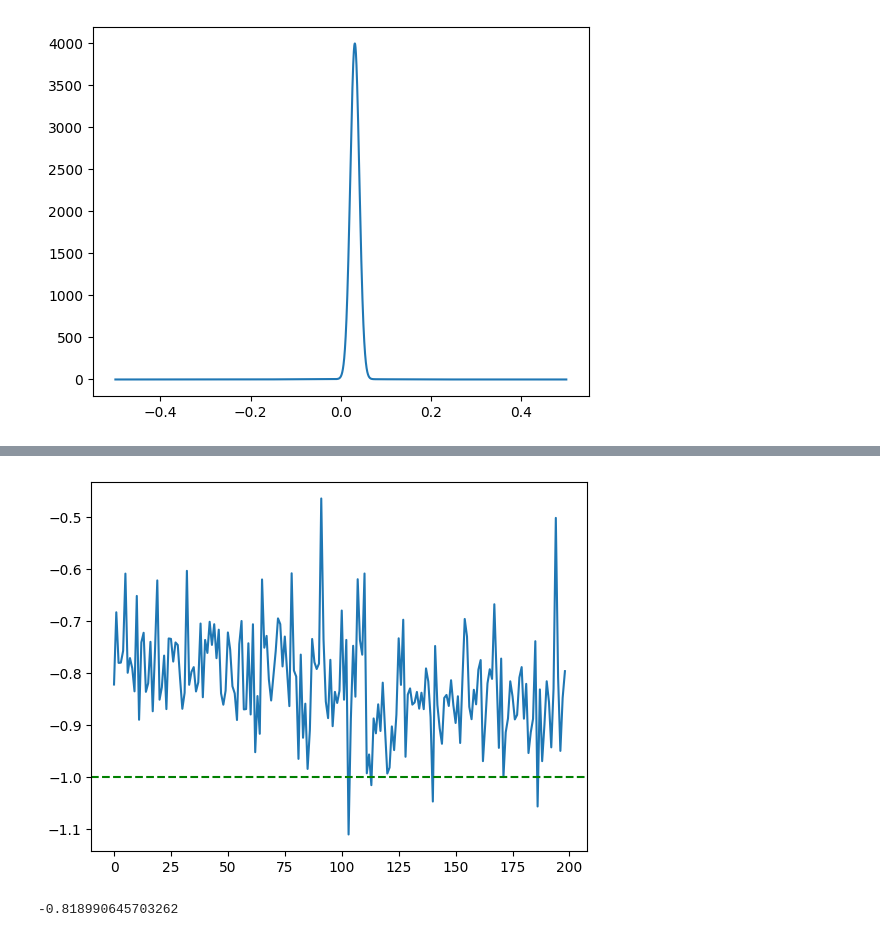
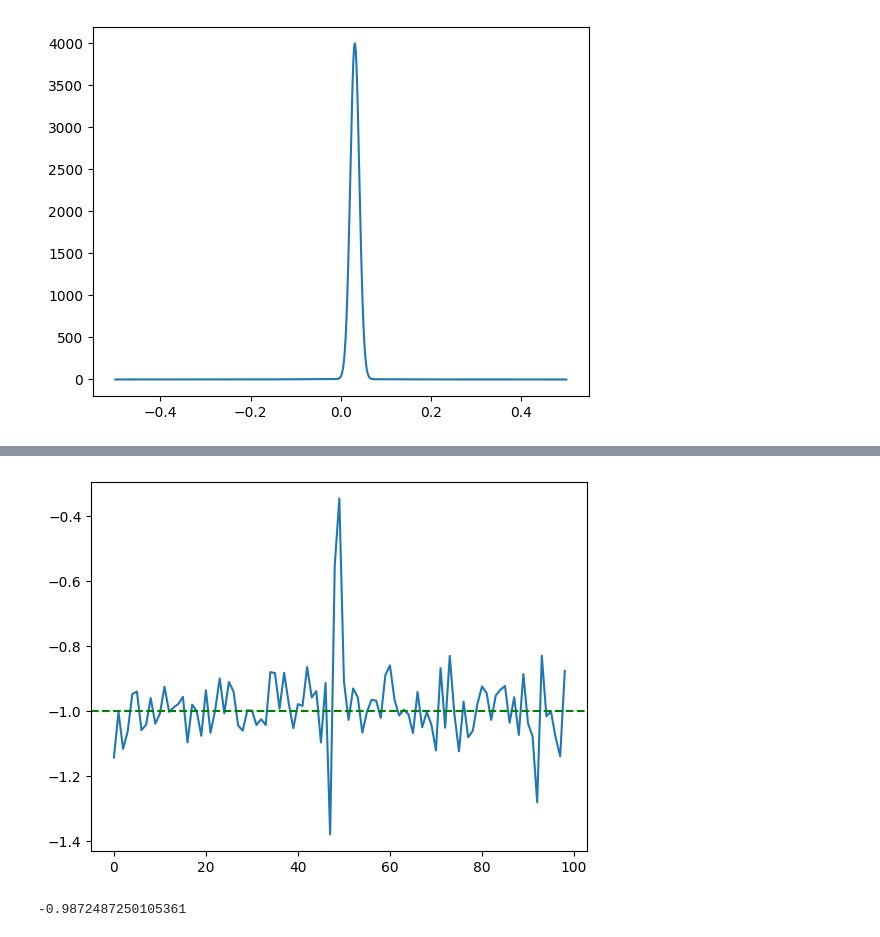
Before and after one commit to thomas-egg/nested_sampling, a Jupyter notebook: examples/spike_slab/sandbox.ipynb, the cells around one changed output, grey strips where cells are left out. Drawn from its saved outputs; the diff is of its cells as text; code cells hidden in the pictures.

```diff
--- a/examples/spike_slab/sandbox.ipynb
+++ b/examples/spike_slab/sandbox.ipynb
@@ -37,5 +37,5 @@ plt.show()
 # %% [output]
 [figure]
 # %%
-chain, levels, js = spike_and_slab.main()
+chain, levels, particle = spike_and_slab.main()
 # %%
@@ -48,12 +48,12 @@ plt.show()
 # %%
-list_levels = [levels.get_level(i) for i in range(levels.max_J)]
+list_levels = [levels.get_level(i) for i in range(levels.current_max_J)]
 Xs = np.array([level.get_log_X for level in list_levels])
 y = Xs[1:] - Xs[:-1]
 x = range(len(y))
 plt.plot(x, y)
 plt.axhline(y=-1.0,linestyle='--', color='green')
 plt.show()
 print(np.mean(y))
 # %% [output]
-[figure, old version]
+[figure, new version]
--0.818990645703262
+-0.9872487250105361
```
Also changed, not shown: parts of 6 cells of this notebook, 6 other files.
